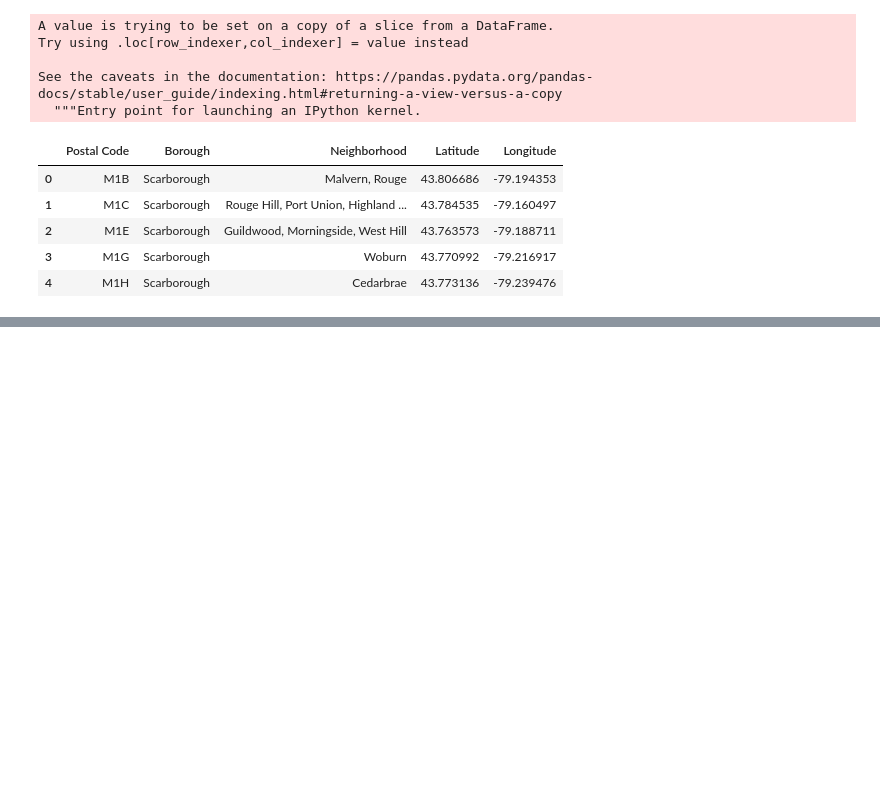
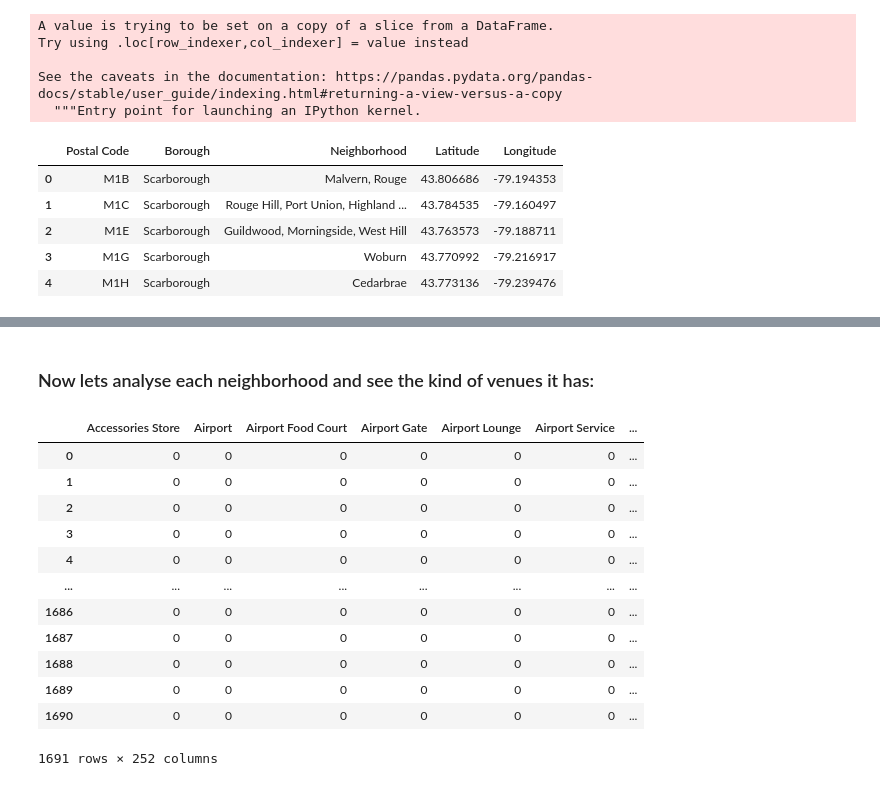
Before and after one commit to aakash1999/Coursera_Capstone, a Jupyter notebook: week_3.ipynb, the cells around one changed output, grey strips where cells are left out. Drawn from its saved outputs; the diff is of its cells as text; code cells hidden in the pictures; blank space fills up the shorter version.

```diff
--- a/week_3.ipynb
+++ b/week_3.ipynb
@@ -5,6 +5,12 @@ import matplotlib as mlp
 import matplotlib.pyplot as plt
 import numpy as np
 %matplotlib inline
+CLIENT_ID = '3ZKPNNW5A1PRMRCN3331QO4OKTMARQGGYZTIUHD0TDISFKAT' # your Foursquare ID
+CLIENT_SECRET = 'WYZEKZFI0JQZNS2K4UZIE201PI2COOOJJXXH2XZXEJAXBWLO' # your Foursquare Secret
+VERSION = '20180605' # Foursquare API version
+#Limit to get top 50 venues
+LIMIT = 50
+import requests
 # %%
 #scraping the data from the webpage:
 url = 'https://en.wikipedia.org/wiki/List_of_postal_codes_of_Canada:_M'
@@ -139,0 +189,2 @@ df_canada.head()
+# %%
+toronto_venues = getNearbyVenues(names=df_canada['Neighborhood'], latitudes=df_canada['Latitude'], longitudes=df_canada['Longitude'])
@@ -139,0 +211,21 @@ df_canada.head()
+# %% [markdown]
+### Now lets analyse each neighborhood and see the kind of venues it has:
+# %%
+toronto_one_hot_encoded = pd.get_dummies(toronto_venues[['Venue Category']], prefix="", prefix_sep="")
+toronto_one_hot_encoded['Neighborhood'] = toronto_venues['Neighborhood']
+
+toronto_one_hot_encoded
+# %% [output]
+|  | Accessories Store | Airport | Airport Food Court | Airport Gate | Airport Lounge | Airport Service | ... |
+| 0 | 0 | 0 | 0 | 0 | 0 | 0 | ... |
+| 1 | 0 | 0 | 0 | 0 | 0 | 0 | ... |
+| 2 | 0 | 0 | 0 | 0 | 0 | 0 | ... |
+| 3 | 0 | 0 | 0 | 0 | 0 | 0 | ... |
+| 4 | 0 | 0 | 0 | 0 | 0 | 0 | ... |
+| ... | ... | ... | ... | ... | ... | ... | ... |
+| 1686 | 0 | 0 | 0 | 0 | 0 | 0 | ... |
+| 1687 | 0 | 0 | 0 | 0 | 0 | 0 | ... |
+| 1688 | 0 | 0 | 0 | 0 | 0 | 0 | ... |
+| 1689 | 0 | 0 | 0 | 0 | 0 | 0 | ... |
+| 1690 | 0 | 0 | 0 | 0 | 0 | 0 | ... |
+1691 rows × 252 columns
```
Also changed, not shown: parts of 8 cells of this notebook.
